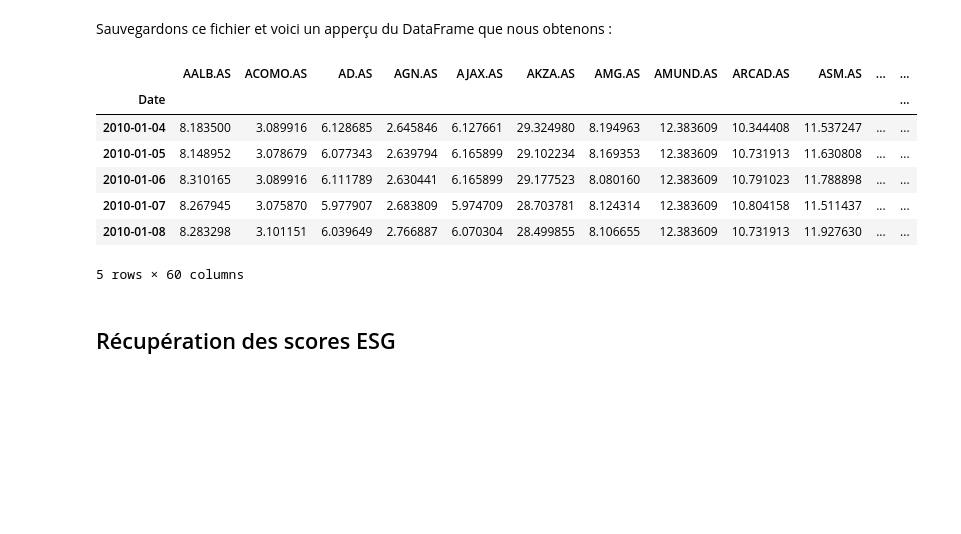
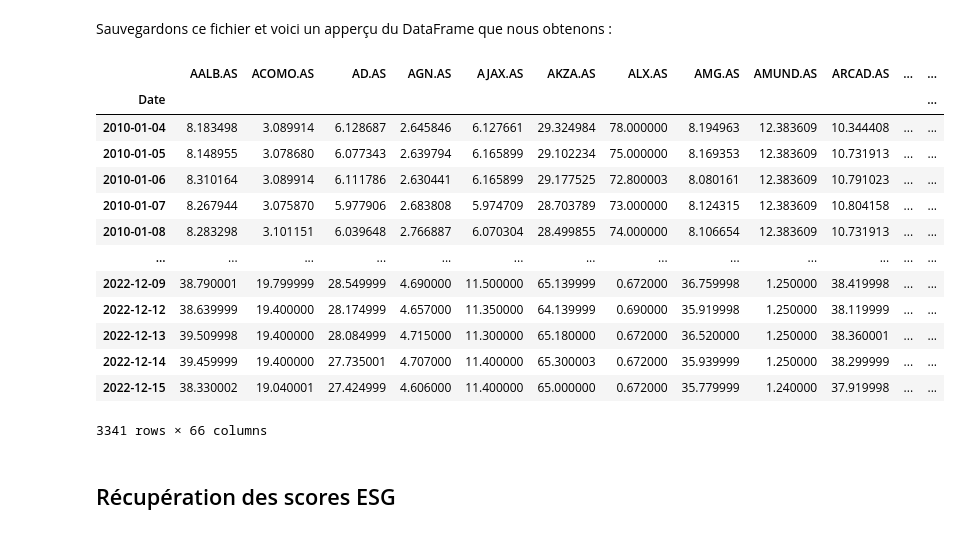
Before and after one commit to Simzer994/Portfolio-Project, a Jupyter notebook: GetData.ipynb, the cells around one changed output. Drawn from its saved outputs; the diff is of its cells as text; code cells hidden in the pictures; blank space fills up the shorter version.

```diff
--- a/GetData.ipynb
+++ b/GetData.ipynb
@@ -85,17 +81,24 @@ data_filter = data_filter.drop(missing_price_begin, axis=1)
 # %% [markdown]
 Sauvegardons ce fichier et voici un apperçu du DataFrame que nous obtenons :
 # %%
+data_filter = data_filter.dropna(axis=1, how='all')
 data_filter.to_csv('./datas/prices.csv')
-data_filter.head()
+data_filter
 # %% [output]
-|  | AALB.AS | ACOMO.AS | AD.AS | AGN.AS | AJAX.AS | AKZA.AS | AMG.AS | AMUND.AS | ARCAD.AS | ASM.AS | ... | ... |
+|  | AALB.AS | ACOMO.AS | AD.AS | AGN.AS | AJAX.AS | AKZA.AS | ALX.AS | AMG.AS | AMUND.AS | ARCAD.AS | ... | ... |
 | Date |  |  |  |  |  |  |  |  |  |  |  | ... |
-| 2010-01-04 | 8.183500 | 3.089916 | 6.128685 | 2.645846 | 6.127661 | 29.324980 | 8.194963 | 12.383609 | 10.344408 | 11.537247 | ... | ... |
-| 2010-01-05 | 8.148952 | 3.078679 | 6.077343 | 2.639794 | 6.165899 | 29.102234 | 8.169353 | 12.383609 | 10.731913 | 11.630808 | ... | ... |
-| 2010-01-06 | 8.310165 | 3.089916 | 6.111789 | 2.630441 | 6.165899 | 29.177523 | 8.080160 | 12.383609 | 10.791023 | 11.788898 | ... | ... |
-| 2010-01-07 | 8.267945 | 3.075870 | 5.977907 | 2.683809 | 5.974709 | 28.703781 | 8.124314 | 12.383609 | 10.804158 | 11.511437 | ... | ... |
-| 2010-01-08 | 8.283298 | 3.101151 | 6.039649 | 2.766887 | 6.070304 | 28.499855 | 8.106655 | 12.383609 | 10.731913 | 11.927630 | ... | ... |
+| 2010-01-04 | 8.183498 | 3.089914 | 6.128687 | 2.645846 | 6.127661 | 29.324984 | 78.000000 | 8.194963 | 12.383609 | 10.344408 | ... | ... |
+| 2010-01-05 | 8.148955 | 3.078680 | 6.077343 | 2.639794 | 6.165899 | 29.102234 | 75.000000 | 8.169353 | 12.383609 | 10.731913 | ... | ... |
+| 2010-01-06 | 8.310164 | 3.089914 | 6.111786 | 2.630441 | 6.165899 | 29.177525 | 72.800003 | 8.080161 | 12.383609 | 10.791023 | ... | ... |
+| 2010-01-07 | 8.267944 | 3.075870 | 5.977906 | 2.683808 | 5.974709 | 28.703789 | 73.000000 | 8.124315 | 12.383609 | 10.804158 | ... | ... |
+| 2010-01-08 | 8.283298 | 3.101151 | 6.039648 | 2.766887 | 6.070304 | 28.499855 | 74.000000 | 8.106654 | 12.383609 | 10.731913 | ... | ... |
+| ... | ... | ... | ... | ... | ... | ... | ... | ... | ... | ... | ... | ... |
+| 2022-12-09 | 38.790001 | 19.799999 | 28.549999 | 4.690000 | 11.500000 | 65.139999 | 0.672000 | 36.759998 | 1.250000 | 38.419998 | ... | ... |
+| 2022-12-12 | 38.639999 | 19.400000 | 28.174999 | 4.657000 | 11.350000 | 64.139999 | 0.690000 | 35.919998 | 1.250000 | 38.119999 | ... | ... |
+| 2022-12-13 | 39.509998 | 19.400000 | 28.084999 | 4.715000 | 11.300000 | 65.180000 | 0.672000 | 36.520000 | 1.250000 | 38.360001 | ... | ... |
+| 2022-12-14 | 39.459999 | 19.400000 | 27.735001 | 4.707000 | 11.400000 | 65.300003 | 0.672000 | 35.939999 | 1.250000 | 38.299999 | ... | ... |
+| 2022-12-15 | 38.330002 | 19.040001 | 27.424999 | 4.606000 | 11.400000 | 65.000000 | 0.672000 | 35.779999 | 1.240000 | 37.919998 | ... | ... |
-5 rows × 60 columns
+3341 rows × 66 columns
 # %% [markdown]
 ## Récupération des scores ESG
 # %% [markdown]
```
Also changed, not shown: parts of 7 cells of this notebook, 7 other files.
